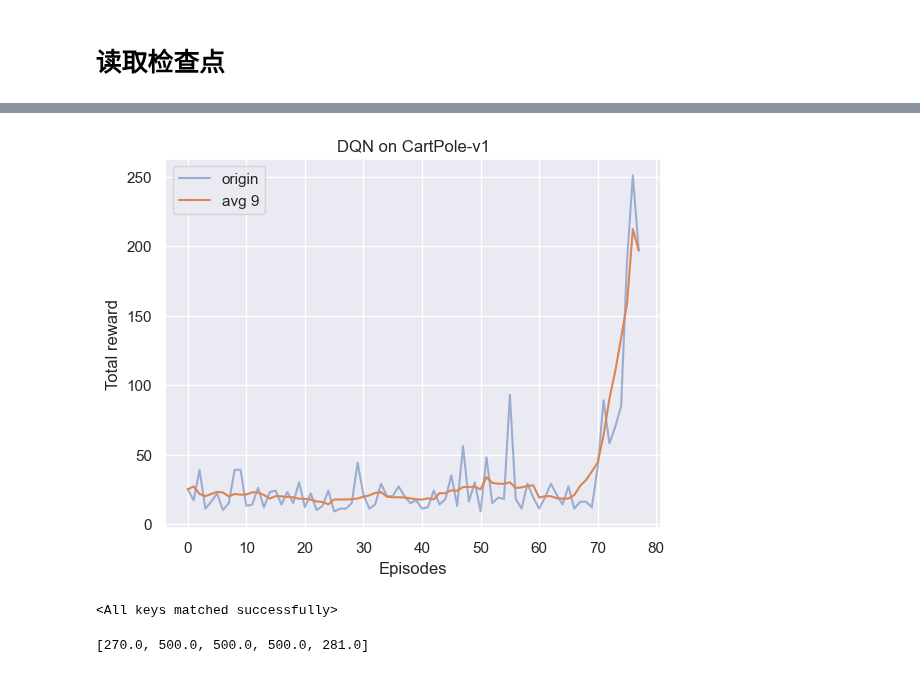
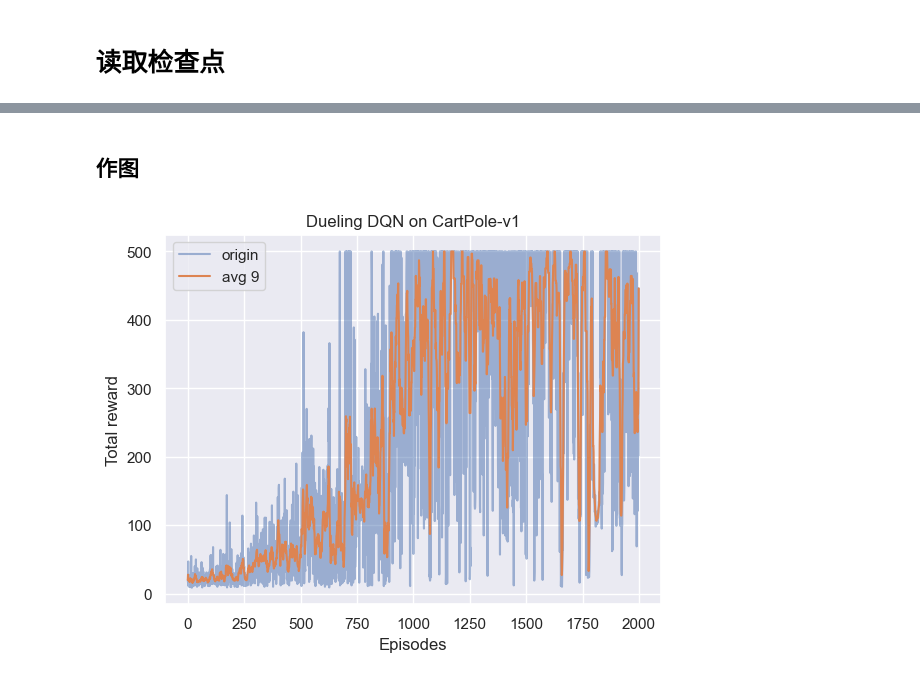
Before and after one commit to Aegis1863/ML_practice, a Jupyter notebook: 强化学习笔记/07_DQN.ipynb, the cells around one changed output, grey strips where cells are left out. Cells and saved outputs as stored; diff of their text form; code cells hidden in the pictures.

```diff
--- a/强化学习笔记/07_DQN.ipynb
+++ b/强化学习笔记/07_DQN.ipynb
@@ -172,14 +198,14 @@ for epoch in range(s_epoch, total_epoch):
                         best_weight = agent.q_net.state_dict()
                         best_score = step
 
-            reward_list.append(episode_return)
+            return_list.append(episode_return)
 
             if (episode + 1) % 10 == 0:  # 显示过去10次游戏情况
                 pbar.set_postfix({
                     'train_times':
                     '%d' % (total_episode * epoch + episode + 1),  # 至今一共训练了多少次游戏
                     'recent_reward':
-                    '%.1f' % np.mean(reward_list[-10:]),
+                    '%.1f' % np.mean(return_list[-10:]),
                     'episilon':
                     '%.2f' % agent.epsilon
                 })
@@ -193,8 +219,8 @@ for epoch in range(s_epoch, total_epoch):
                 'episode': episode,
                 'best_weight': best_weight,
                 'epsilon': epsilon,
-                'reward_list': reward_list,
-                }, 'checkpoints/ckpt_dqn.pt')
+                'return_list': return_list,
+                }, 'checkpoints/ckpt_dqn_on_CPv1.pt')
 
             pbar.update(1)  # 更新进度条
 agent.q_net.load_state_dict(best_weight)  # 应用最佳权重
@@ -200,0 +241,35 @@ agent.q_net.load_state_dict(best_weight)  # 应用最佳权重
+# %%
+# 环境相关
+env_name = 'CartPole-v1'
+env = gym.make(env_name, render_mode='rgb_array')
+
+# DQN相关
+total_epoch = 20  # 迭代数
+s_epoch = 0 # 默认开始位置
+total_episode = 100  # 每次迭代最大游戏轮数
+max_step = 500
+gamma = 0.98
+epsilon = 1  # 刚开始随机动作,更新中线性降低
+target_update = 20  # 若干回合更新一次目标网络
+buffer_size = 10000  # 经验大小
+minimal_size = 1000  # 最小经验数
+batch_size = 128
+best_score = 0  # 每回合中的最佳分数
+replay_buffer = ReplayBuffer(buffer_size)
+return_list = []
+best_weight = 0
+
+# 神经网络相关
+lr = 2e-3
+hidden_dim = 128
+state_dim = env.observation_space.shape[0]  # 状态空间大小
+action_dim = env.action_space.n  # 动作空间大小
+device = torch.device("cuda") if torch.cuda.is_available() else torch.device("cpu")
+print('device: ', device)
+agent = DQN(state_dim, hidden_dim, action_dim, lr, gamma, epsilon,
+            target_update, 'DuelingDQN',device)
+
+# 随机数种子
+random.seed(0)
+np.random.seed(0)
+torch.manual_seed(0)
@@ -201,14 +339,6 @@ agent.q_net.load_state_dict(best_weight)  # 应用最佳权重
+# %% [markdown]
+## 作图
 # %%
-rl_utils.picture_reward(reward_list, 'DQN', env_name, 9)
+rl_utils.picture_reward(return_list, 'Dueling DQN', env_name, 9)
 # %% [output]
-[figure, old version]
+[figure, new version]
-# %%
-net = Qnet().to('cuda')
-checkpoint = torch.load('checkpoints/ckpt.pt')
-net.load_state_dict(checkpoint['best_weight'])
-# %% [output]
-<All keys matched successfully>
-# %%
-print('测试结果: ', rl_utils.show_gym_policy(env_name, agent.q_net, 'human', epochs=5, steps=500))
-# %% [output]
-[270.0, 500.0, 500.0, 500.0, 281.0]
```
Also changed, not shown: parts of 15 cells of this notebook, 11 other files.
